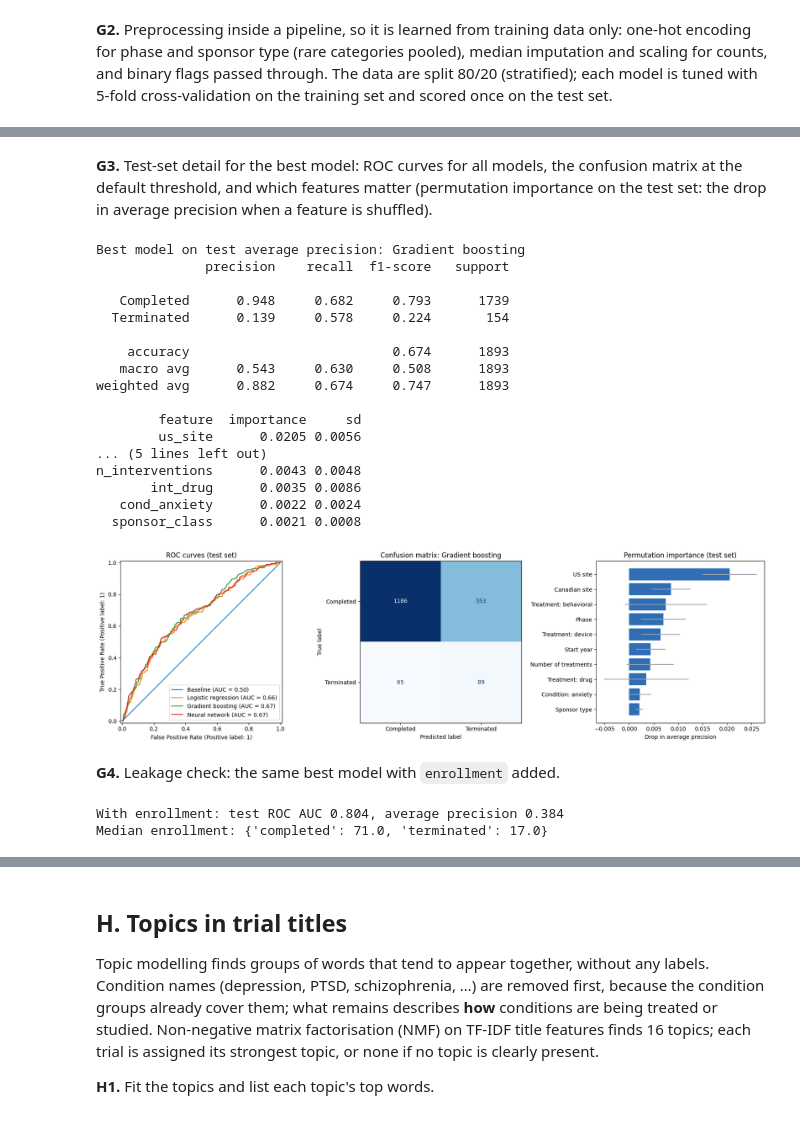
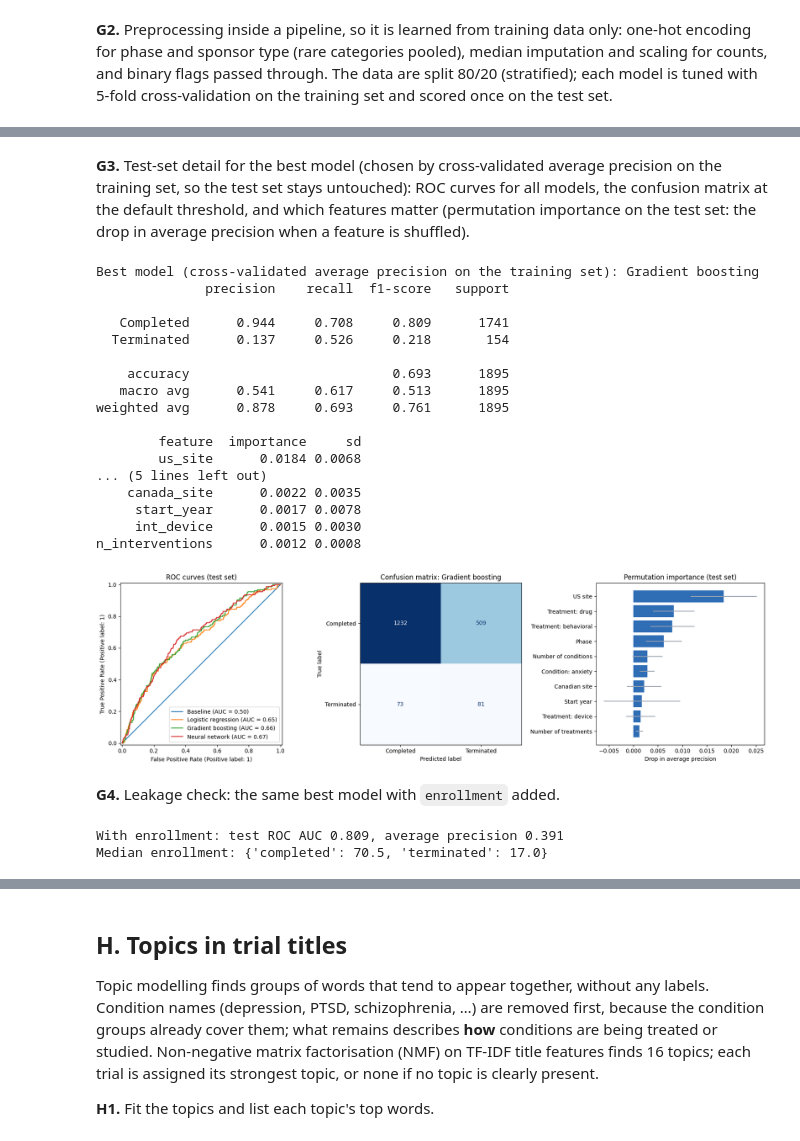
Before and after one commit to mgoldenitz/mental-health-trials-pipeline, a Jupyter notebook: 02_machine_learning.ipynb, the cells around one changed output, grey strips where cells are left out. Drawn from its saved outputs; the diff is of its cells as text; code cells hidden in the pictures.

```diff
--- a/02_machine_learning.ipynb
+++ b/02_machine_learning.ipynb
@@ -273,58 +266,58 @@ Best settings:
   Neural network (MLP) {'alpha': 0.1, 'hidden_layer_sizes': (16,)}
 [None, None, None, None]
 # %% [markdown]
-**G3.** Test-set detail for the best model: ROC curves for all models, the confusion matrix at the default threshold, and which features matter (permutation importance on the test set: the drop in average precision when a feature is shuffled).
+**G3.** Test-set detail for the best model (chosen by cross-validated average precision on the training set, so the test set stays untouched): ROC curves for all models, the confusion matrix at the default threshold, and which features matter (permutation importance on the test set: the drop in average precision when a feature is shuffled).
 # %%
 from sklearn.inspection import permutation_importance
 from sklearn.metrics import ConfusionMatrixDisplay, RocCurveDisplay
 
-best = results.iloc[1:].sort_values('test_average_precision', ascending=False)['model'].iloc[0]
-print('Best model on test average precision:', best)
+best = results.iloc[1:].sort_values('cv_average_precision', ascending=False)['model'].iloc[0]   # chosen on training CV, not the test set
+print('Best model (cross-validated average precision on the training set):', best)
 print(classification_report(y_te, fitted[best].predict(X_te), target_names=['Completed', 'Terminated'], digits=3))
 
 imp = permutation_importance(fitted[best], X_te, y_te, scoring='average_precision',
                              n_repeats=30, random_state=SEED, n_jobs=-1)
 imp = (pd.DataFrame({'feature': X.columns, 'importance': imp.importances_mean, 'sd': imp.importances_std})
        .sort_values('importance', ascending=False))
 imp.round(4).to_csv(f'{PROJECT}/results/ml/G_stopped_early_importance.csv', index=False)
 print(imp.head(10).round(4).to_string(index=False))
 
 fig, ax = plt.subplots(1, 3, figsize=(17, 5))
 for name, est in fitted.items():
     RocCurveDisplay.from_estimator(est, X_te, y_te, ax=ax[0], name=name.split(' (')[0])
 ax[0].set_title('ROC curves (test set)')
 ConfusionMatrixDisplay.from_estimator(fitted[best], X_te, y_te, display_labels=['Completed', 'Terminated'],
                                       ax=ax[1], cmap='Blues', colorbar=False)
 ax[1].set_title(f'Confusion matrix: {best}')
 PRETTY = {'us_site': 'US site', 'canada_site': 'Canadian site', 'phase': 'Phase', 'sponsor_class': 'Sponsor type',
           'start_year': 'Start year', 'n_interventions': 'Number of treatments', 'n_conditions': 'Number of conditions',
           'n_countries': 'Number of countries', 'psychedelic': 'Psychedelic / MDMA', 'ketamine': 'Ketamine'}
 pretty = lambda f: PRETTY.get(f, f.replace('int_', 'Treatment: ').replace('cond_', 'Condition: ').replace('_', ' '))
 top = imp.head(10).iloc[::-1]
 ax[2].barh(top['feature'].map(pretty), top['importance'], xerr=top['sd'], color='#2f6db5', ecolor='#9ca3af')
 ax[2].set(title='Permutation importance (test set)', xlabel='Drop in average precision')
 fig.tight_layout()
 fig.savefig(f'{PROJECT}/images/ml/stopped_early.png', dpi=150, bbox_inches='tight')
 plt.show()
 # %% [output]
-Best model on test average precision: Gradient boosting
+Best model (cross-validated average precision on the training set): Gradient boosting
               precision    recall  f1-score   support
 
-   Completed      0.948     0.682     0.793      1739
-  Terminated      0.139     0.578     0.224       154
+   Completed      0.944     0.708     0.809      1741
+  Terminated      0.137     0.526     0.218       154
 
-    accuracy                          0.674      1893
-   macro avg      0.543     0.630     0.508      1893
-weighted avg      0.882     0.674     0.747      1893
+    accuracy                          0.693      1895
+   macro avg      0.541     0.617     0.513      1895
+weighted avg      0.878     0.693     0.761      1895
 
         feature  importance     sd
-        us_site      0.0205 0.0056
+        us_site      0.0184 0.0068
 ... (5 lines left out)
-n_interventions      0.0043 0.0048
-       int_drug      0.0035 0.0086
-   cond_anxiety      0.0022 0.0024
-  sponsor_class      0.0021 0.0008
+    canada_site      0.0022 0.0035
+     start_year      0.0017 0.0078
+     int_device      0.0015 0.0030
+n_interventions      0.0012 0.0008
-[figure, old version]
+[figure, new version]
 # %% [markdown]
 **G4.** Leakage check: the same best model with `enrollment` added.
 # %%
@@ -334,8 +327,8 @@ p = leaky.predict_proba(d.loc[X_te.index, CAT + NUM + BIN + ['enrollment']])[:,
 print(f'With enrollment: test ROC AUC {roc_auc_score(y_te, p):.3f}, average precision {average_precision_score(y_te, p):.3f}')
 print('Median enrollment:', d.groupby('terminated')['enrollment'].median().rename({0: 'completed', 1: 'terminated'}).to_dict())
 # %% [output]
-With enrollment: test ROC AUC 0.804, average precision 0.384
-Median enrollment: {'completed': 71.0, 'terminated': 17.0}
+With enrollment: test ROC AUC 0.809, average precision 0.391
+Median enrollment: {'completed': 70.5, 'terminated': 17.0}
 # %% [markdown]
 ### Findings: predicting early stopping
 
```
Also changed, not shown: parts of 13 cells of this notebook, 1 other file.
